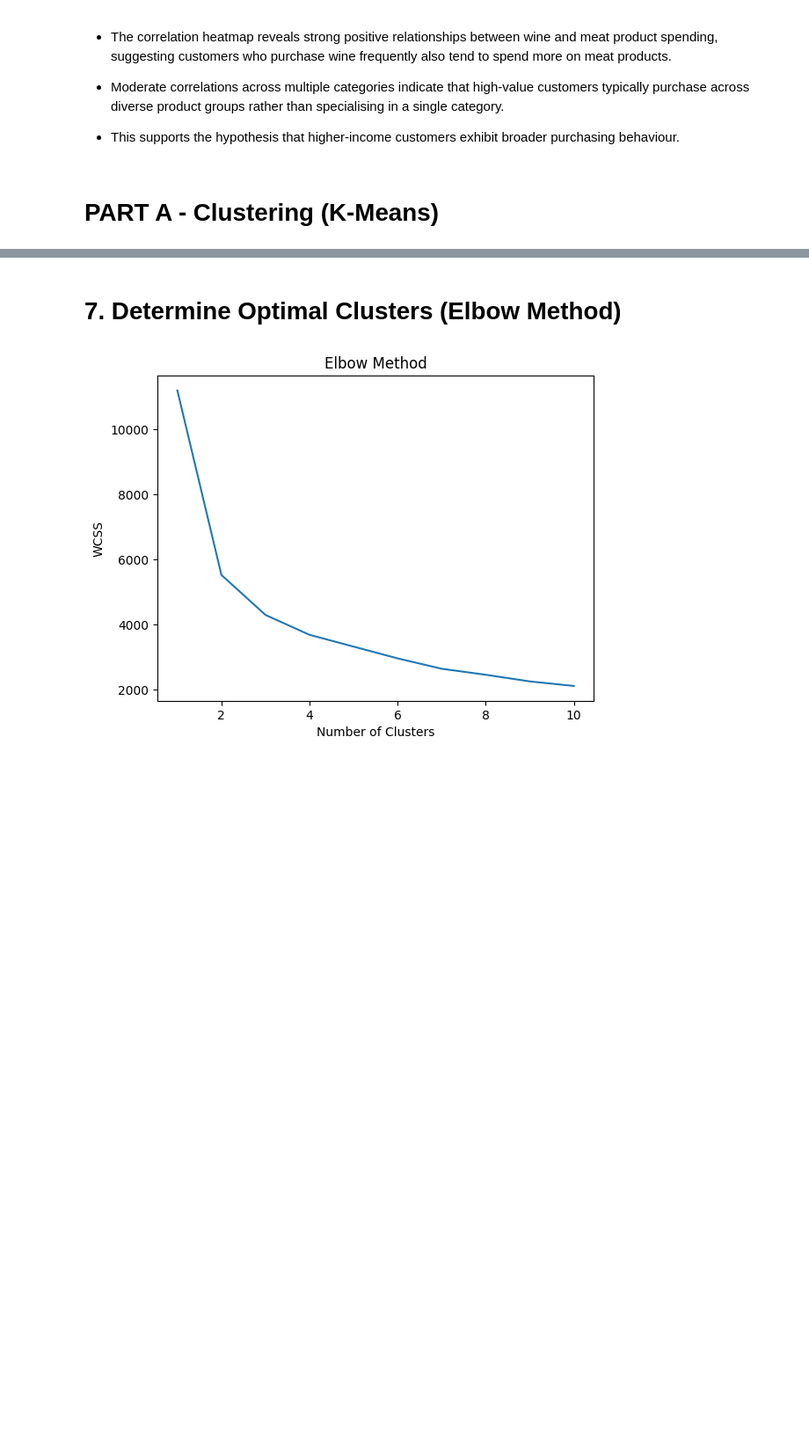
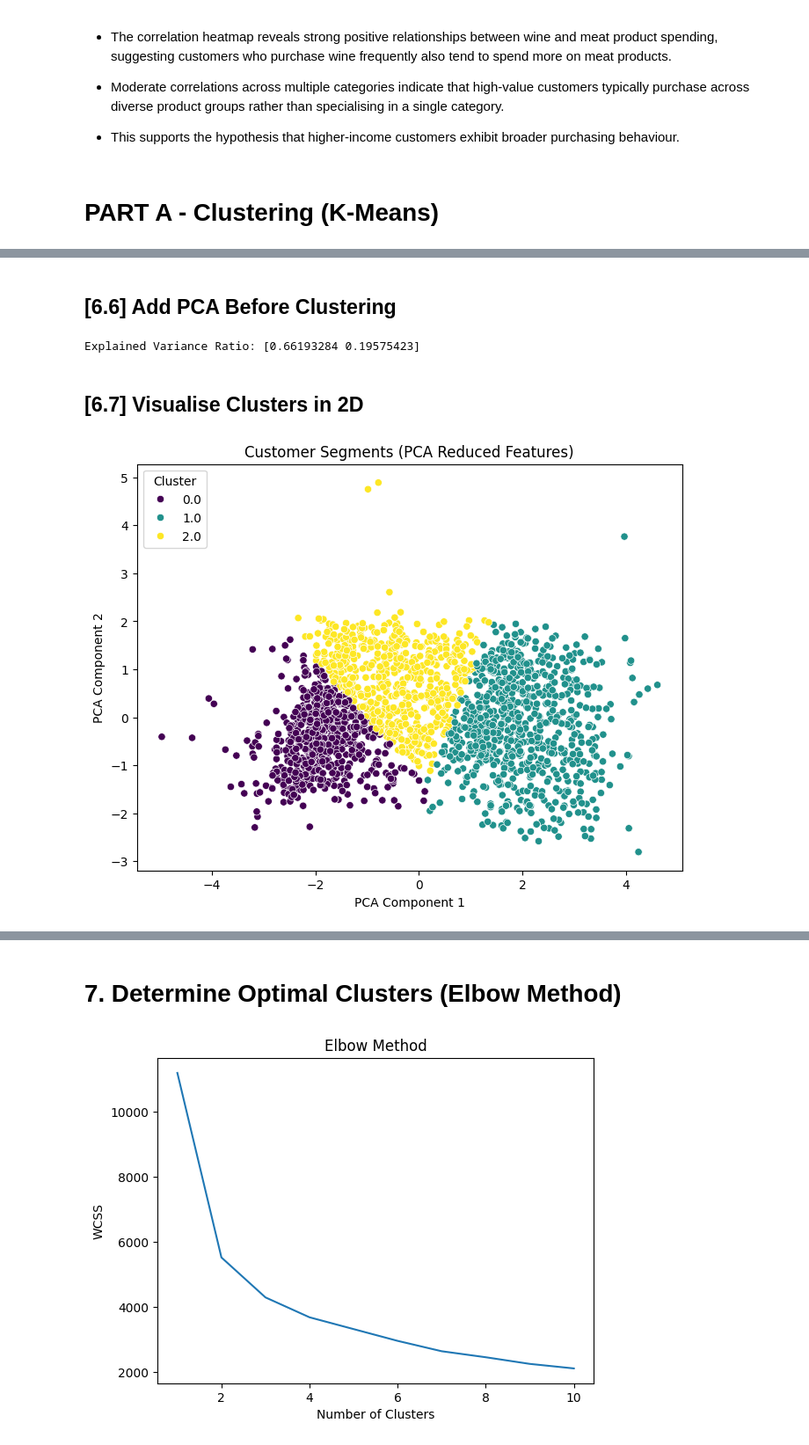
Before and after one commit to abdullah2709/EAAI_Project, a Jupyter notebook: BI_Project.ipynb, the cells around one changed output, grey strips where cells are left out. Shown at 88% size. Drawn from its saved outputs; the diff is of its cells as text; code cells hidden in the pictures; blank space fills up the shorter version.

Commit message:
Abdullah-Clustering

```diff
--- a/BI_Project.ipynb
+++ b/BI_Project.ipynb
@@ -375,0 +412,4 @@ cluster_features = df[['Income','MntWines','MntMeatProducts','MntFishProducts','
+# %%
+cluster_features = cluster_features[
+    cluster_features['Income'] < cluster_features['Income'].quantile(0.99)
+]
@@ -375,0 +420,2 @@ cluster_features = df[['Income','MntWines','MntMeatProducts','MntFishProducts','
+# %%
+cluster_features['Income'] = np.log1p(cluster_features['Income'])
@@ -378 +437,36 @@ scaler = StandardScaler() # 0 - 1
 scaled_features = scaler.fit_transform(cluster_features)
+# %% [markdown]
+## [6.6] Add PCA Before Clustering
+# %%
+from sklearn.decomposition import PCA
+
+pca = PCA(n_components=2)
+pca_features = pca.fit_transform(scaled_features)
+
+print("Explained Variance Ratio:", pca.explained_variance_ratio_)
+# %% [output]
+Explained Variance Ratio: [0.66193284 0.19575423]
+# %%
+from sklearn.cluster import KMeans
+
+kmeans = KMeans(n_clusters=3, random_state=42)
+# Assigning cluster results back to df using the index from cluster_features to ensure alignment
+clusters = kmeans.fit_predict(pca_features)
+df.loc[cluster_features.index, 'Cluster'] = clusters
+# %% [markdown]
+## [6.7] Visualise Clusters in 2D
+# %%
+plt.figure(figsize=(8,6))
+sns.scatterplot(
+    x=pca_features[:,0],
+    y=pca_features[:,1],
+    hue=df.loc[cluster_features.index, 'Cluster'],
+    palette='viridis'
+)
+
+plt.title("Customer Segments (PCA Reduced Features)")
+plt.xlabel("PCA Component 1")
+plt.ylabel("PCA Component 2")
+plt.show()
+# %% [output]
+[figure, added]
```
Also changed, not shown: parts of 18 cells of this notebook.
